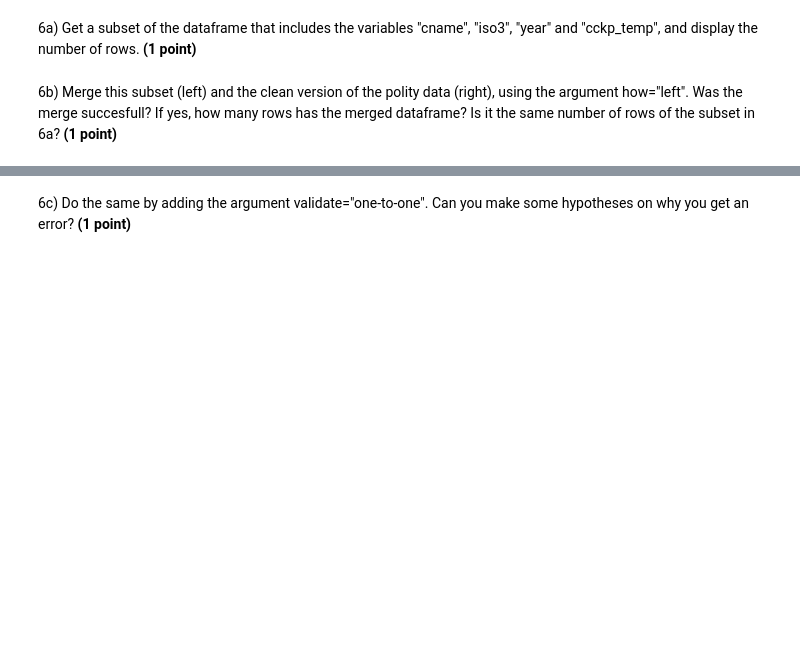
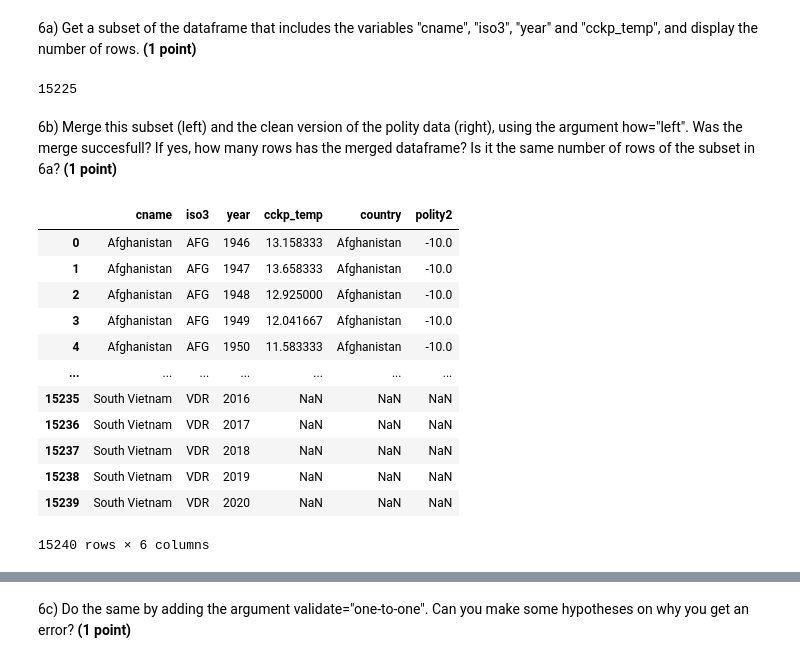
Before and after one commit to RitaGhilardi/class_datascience, a Jupyter notebook: Assigment/01_individual_assignment_RG.ipynb, the cells around one changed output, grey strips where cells are left out. Drawn from its saved outputs; the diff is of its cells as text; code cells hidden in the pictures; blank space fills up the shorter version.

```diff
--- a/Assigment/01_individual_assignment_RG.ipynb
+++ b/Assigment/01_individual_assignment_RG.ipynb
@@ -378,5 +379,5 @@ The QoG Environmental Indicators dataset (QoG-EI) (Povitkina, Marina, Natalia Al
 Hint: When you go on the webpage of the Environmental Indicators Dataset, you can directly import from a URL by copying the link address of the dataset!
 # %%
 # Answer 5a
-url = "https://www.gu.se/en/quality-government/qog-data/data-downloads/environmental-indicators-dataset"
-df_env = pd.read_csv(url)
+url = "https://www.qogdata.pol.gu.se/data/qog_ei_sept21.csv"
+df_env = pd.read_csv(url, encoding = "latin-1")
@@ -386,6 +404,7 @@ ParserError: Error tokenizing data. C error: Expected 1 fields in line 20, saw 2
 5b) Rename the variable "ccodealp" to "iso3" **(1 point)**
 # %%
 # Answer 5b
+df_env.rename(columns = {"ccodealp":"iso3"}, inplace = True)
 # %% [markdown]
 5c) Check the type of the variables "year" and "iso3" are string, if not convert them to string **(1 point)**
 # %%
@@ -396,7 +433,28 @@ ParserError: Error tokenizing data. C error: Expected 1 fields in line 20, saw 2
 6a) Get a subset of the dataframe that includes the variables "cname", "iso3", "year" and "cckp_temp", and display the number of rows. **(1 point)**
 # %%
 # Answer 6a
+sub_df_env = df_env[["cname", "iso3", "year","cckp_temp"]]
+len(sub_df_env)
+# %% [output]
+15225
 # %% [markdown]
 6b) Merge this subset (left) and the clean version of the polity data (right), using the argument how="left". Was the merge succesfull? If yes, how many rows has the merged dataframe? Is it the same number of rows of the subset in 6a? **(1 point)**
+# %%
+df_merged = pd.merge(sub_df_env, df_pol, how = "left")
+df_merged
+# %% [output]
+|  | cname | iso3 | year | cckp_temp | country | polity2 |
+| 0 | Afghanistan | AFG | 1946 | 13.158333 | Afghanistan | -10.0 |
+| 1 | Afghanistan | AFG | 1947 | 13.658333 | Afghanistan | -10.0 |
+| 2 | Afghanistan | AFG | 1948 | 12.925000 | Afghanistan | -10.0 |
+| 3 | Afghanistan | AFG | 1949 | 12.041667 | Afghanistan | -10.0 |
+| 4 | Afghanistan | AFG | 1950 | 11.583333 | Afghanistan | -10.0 |
+| ... | ... | ... | ... | ... | ... | ... |
+| 15235 | South Vietnam | VDR | 2016 | NaN | NaN | NaN |
+| 15236 | South Vietnam | VDR | 2017 | NaN | NaN | NaN |
+| 15237 | South Vietnam | VDR | 2018 | NaN | NaN | NaN |
+| 15238 | South Vietnam | VDR | 2019 | NaN | NaN | NaN |
+| 15239 | South Vietnam | VDR | 2020 | NaN | NaN | NaN |
+15240 rows × 6 columns
 # %%
 # Answer 6b
```
Also changed, not shown: parts of 21 cells of this notebook.
